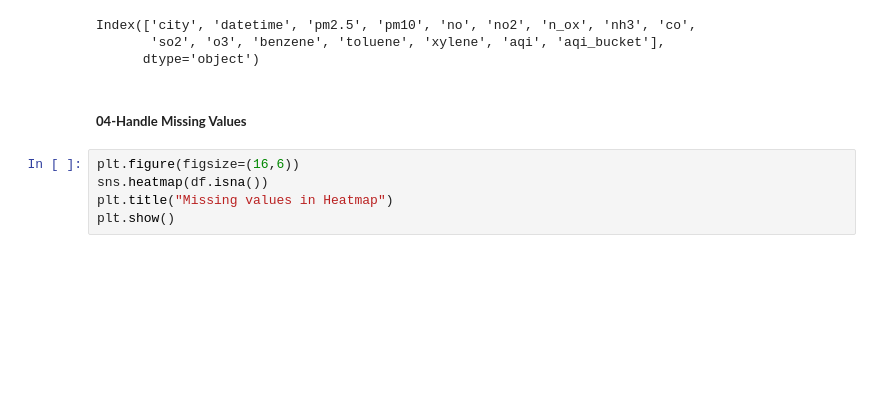
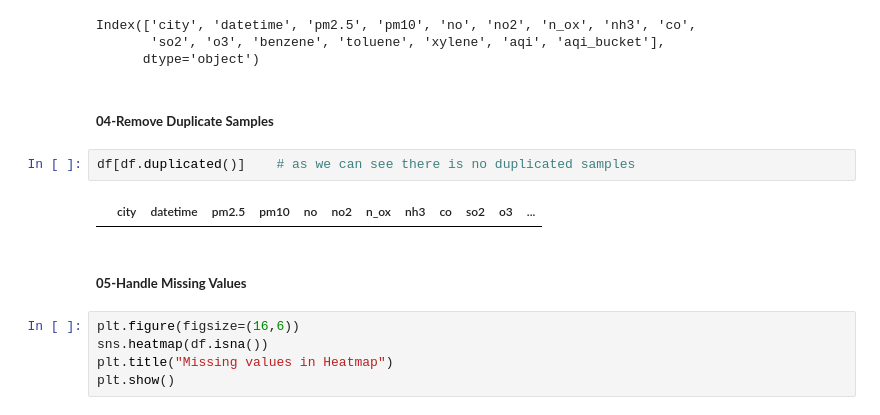
Before and after one commit to adnaaaen/air-quality-index-analysis, a Jupyter notebook: notebooks/01_data_cleaning.ipynb, the cells around one changed output. Cells and saved outputs as stored; diff of their text form; blank space fills up the shorter version.

```diff
--- a/notebooks/01_data_cleaning.ipynb
+++ b/notebooks/01_data_cleaning.ipynb
@@ -157,8 +157,14 @@ df.columns     # after
 Index(['city', 'datetime', 'pm2.5', 'pm10', 'no', 'no2', 'n_ox', 'nh3', 'co',
        'so2', 'o3', 'benzene', 'toluene', 'xylene', 'aqi', 'aqi_bucket'],
       dtype='object')
+# %% [markdown]
+##### **04-Remove Duplicate Samples**
+# %%
+df[df.duplicated()]    # as we can see there is no duplicated samples
+# %% [output]
+|  | city | datetime | pm2.5 | pm10 | no | no2 | n_ox | nh3 | co | so2 | o3 | ... |
 # %% [markdown]
-##### **04-Handle Missing Values**
+##### **05-Handle Missing Values**
 # %%
 plt.figure(figsize=(16,6))
 sns.heatmap(df.isna())
```
Also changed, not shown: parts of 11 cells of this notebook, 1 other file.
